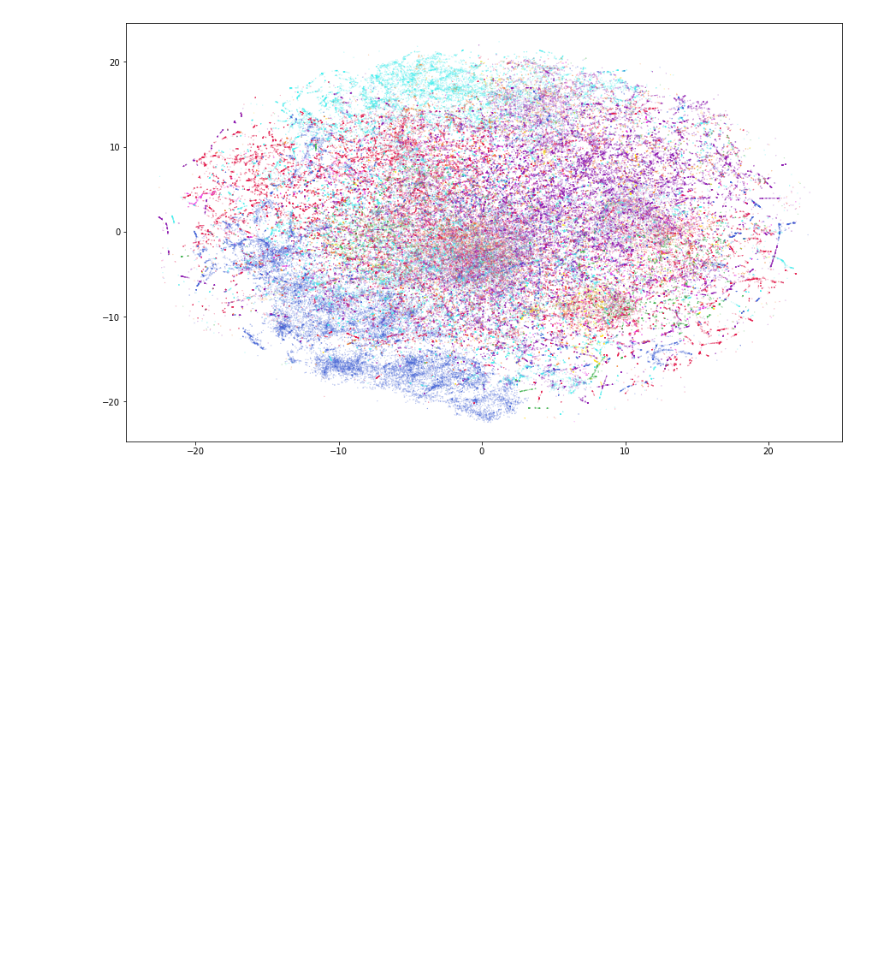
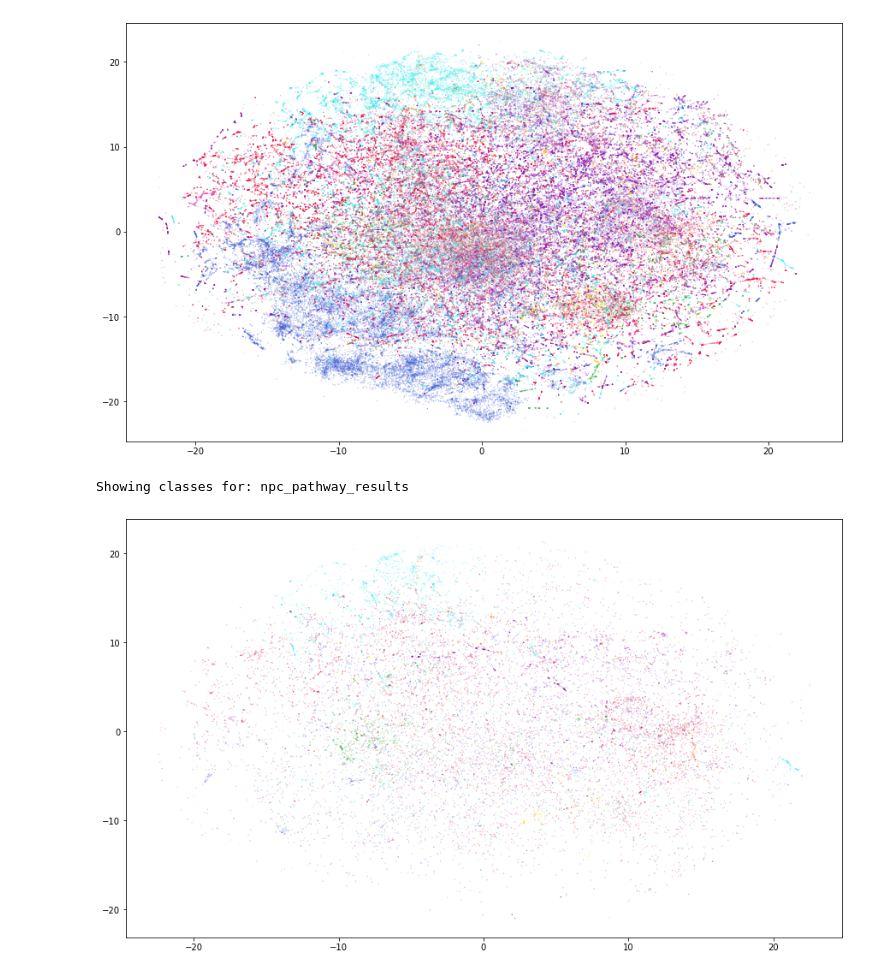
Before and after one commit to louwenjjr/ms2_mass_differences, a Jupyter notebook: notebooks/1d-Prepare_visualisation_data.ipynb, the cells around one changed output. Cells and saved outputs as stored; diff of their text form; code cells hidden in the pictures; blank space fills up the shorter version.

```diff
--- a/notebooks/1d-Prepare_visualisation_data.ipynb
+++ b/notebooks/1d-Prepare_visualisation_data.ipynb
@@ -232,3 +324,13 @@ plt.show()
 # %% [output]
 Showing classes for: npc_pathway_results
 [figure]
+# %%
+#UniqueInchikey 3D
+print("Showing classes for:", new_header[i_chosen])
+plt.figure(figsize=(15,9))
+plt.scatter(np.take(tsne_3d_res[:,0], uniq_ids),np.take(tsne_3d_res[:,1], uniq_ids), 0.02,
+            c=[spectra_chosen_classes[i] for i in uniq_ids])
+plt.show()
+# %% [output]
+Showing classes for: npc_pathway_results
+[figure, added]
```
Also changed, not shown: parts of 15 cells of this notebook, 1 other file.
